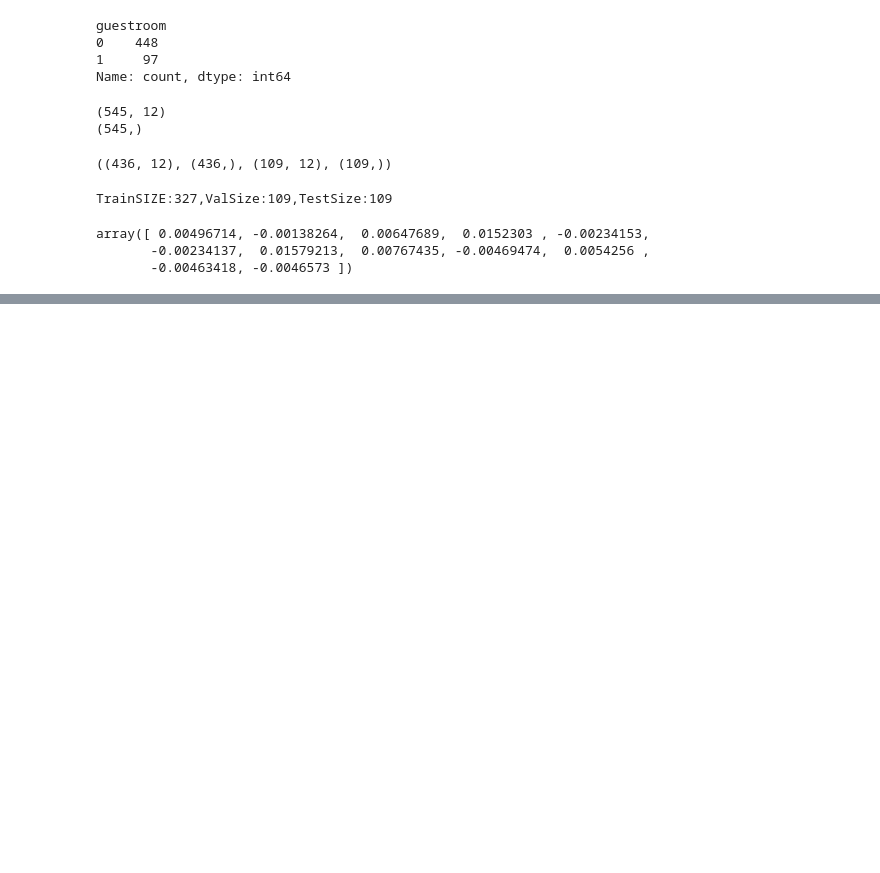
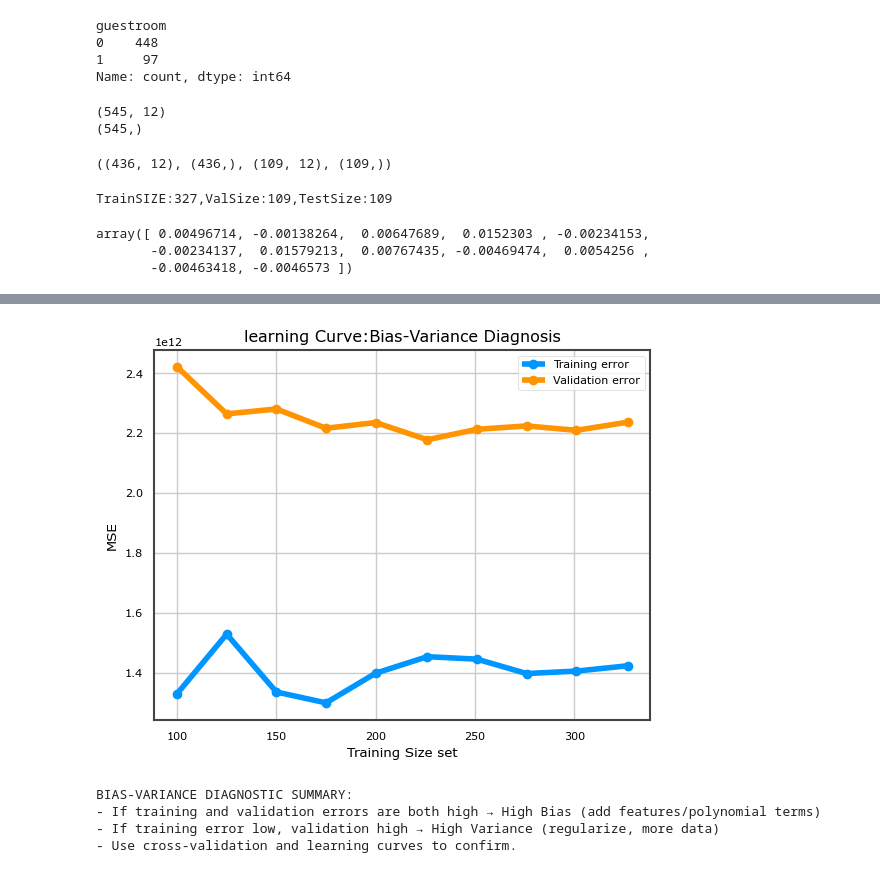
Before and after one commit to Irtisam99/Regression_Analysis, a Jupyter notebook: Mutiple-Linear Regression and Bias-Variance-tradeoff.ipynb, the cells around one changed output, grey strips where cells are left out. Cells and saved outputs as stored; diff of their text form; code cells hidden in the pictures; blank space fills up the shorter version.

```diff
--- a/Mutiple-Linear Regression and Bias-Variance-tradeoff.ipynb
+++ b/Mutiple-Linear Regression and Bias-Variance-tradeoff.ipynb
@@ -262,0 +416,44 @@ epochs=50000
+# %%
+plot_learning_curve(X_train,y_train,X_test,y_test)
+# %% [output]
+[figure, added]
+# %%
+"""
+Learning ability of models:
+1. Overfitting (high variance): loss is very low in training data , very high in testing
+2. Underfitting (high bias): loss is very high in training data, very high in testing data
+3. Generalization: Low loss in training data, ,low loss in testing **
+
+
+THEORETICAL CONCEPT: Bias-Variance Tradeoff Summary
+
+Bias: The error due to overly simplistic assumptions in the model, causing consistent underfitting.
+Variance: The error due to excessive sensitivity to small fluctuations in the training data, causing overfitting.
+
+Underfitting: Model performs poor in training set, but poorly on test set
+Overfitting: Model performs really good in training set, but poorly on test set
+
+Total Error = Bias² + Variance + Irreducible Error
+
+| Case              | Train Error | Val Error | Gap? | Diagnosis         |
+|-------------------|-------------|-----------|------|-------------------|
+| High Bias         | High        | High      | Small| Underfitting      |
+| High Variance     | Low         | High      | Large| Overfitting       |
+| Good Fit          | Low         | Low       | Small| Generalization    |
+
+Actions:
+- High Bias → Increase model complexity, add features
+- High Variance → More data, regularization, reduce features
+"""
+
+print("""
+BIAS-VARIANCE DIAGNOSTIC SUMMARY:
+- If training and validation errors are both high → High Bias (add features/polynomial terms)
+- If training error low, validation high → High Variance (regularize, more data)
+- Use cross-validation and learning curves to confirm.
+""");
+# %% [output]
+BIAS-VARIANCE DIAGNOSTIC SUMMARY:
+- If training and validation errors are both high → High Bias (add features/polynomial terms)
+- If training error low, validation high → High Variance (regularize, more data)
+- Use cross-validation and learning curves to confirm.
```
Also changed, not shown: parts of 9 cells of this notebook.
